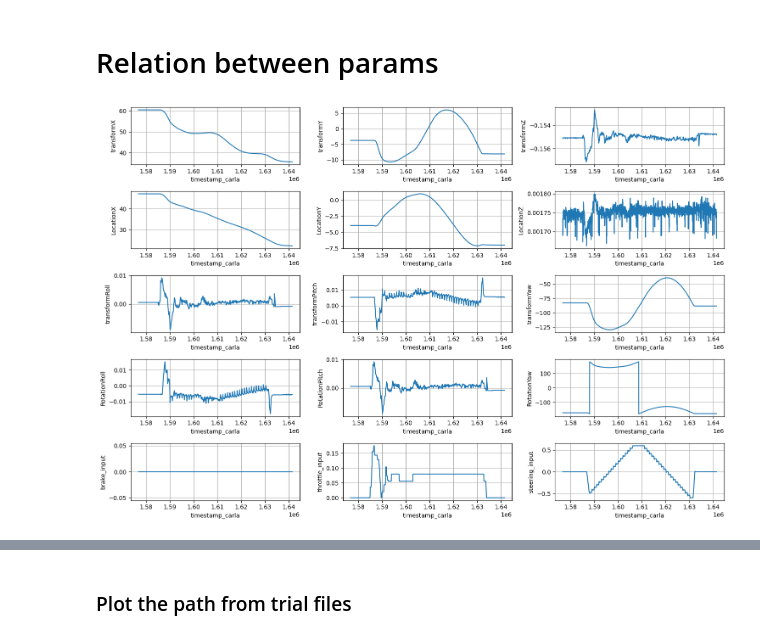
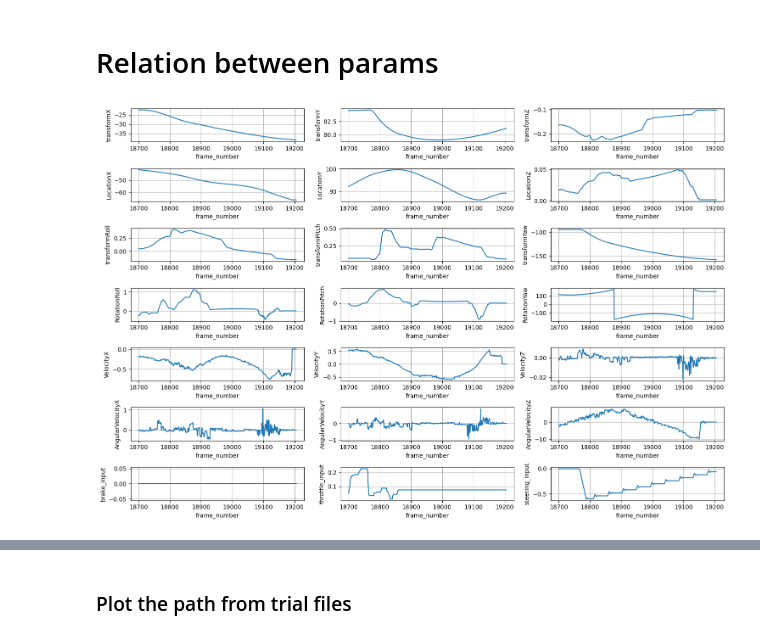
Before and after one commit to chanyca/DReyeVR, a Jupyter notebook: PythonAPI/examples/HapticSharedControl/algorithm.ipynb, the cells around one changed output, grey strips where cells are left out. Saved outputs shown, nothing was run; the diff lists cells and outputs as text; code cells hidden in the pictures.

Commit message:
update data

```diff
--- a/PythonAPI/examples/HapticSharedControl/algorithm.ipynb
+++ b/PythonAPI/examples/HapticSharedControl/algorithm.ipynb
@@ -28,35 +28,35 @@ columns =  ['transformX', 'transformY', 'transformZ',
             'LocationX', 'LocationY',  'LocationZ',
             'transformRoll', 'transformPitch', 'transformYaw',
             'RotationRoll', 'RotationPitch', 'RotationYaw',
             'VelocityX', 'VelocityY', 'VelocityZ',
             'AngularVelocityX', 'AngularVelocityY', 'AngularVelocityZ',
             'brake_input', 'throttle_input', 'steering_input',
            ]
 
 def plot_data_with_timestamp(df, headers = columns):
     plt.style.use('default')
     plt.figure(figsize=(15, 10))
 
     plot_columns = []
     for col in headers:
         if col in df.columns:
             plot_columns.append(col)
 
     cols = 3
     rows = int(len(plot_columns) // cols)
     for i in range(len(plot_columns)):
         plt.subplot(rows, cols, i+1)
-        plt.plot(df['timestamp_carla'], df[plot_columns[i]])
-        plt.xlabel('timestamp_carla')
+        plt.plot(df['frame_number'], df[plot_columns[i]])
+        plt.xlabel('frame_number')
         plt.ylabel(plot_columns[i])
 
         plt.tight_layout()
         plt.grid()
 
     plt.show()
     plt.close()
 
-df = pd.read_excel('./data/vehicle_logs/log_forward.xlsx')
-plot_data_with_timestamp(df, headers=columns)
+df = pd.read_excel('./data/vehicle_logs/forward_0.xlsx')
+plot_data_with_timestamp(df[df["throttle_input"] !=0], headers=columns)
 # %% [output]
-[figure, old version]
+[figure, new version]
```
Also changed, not shown: parts of 3 cells of this notebook, 7 other files.
